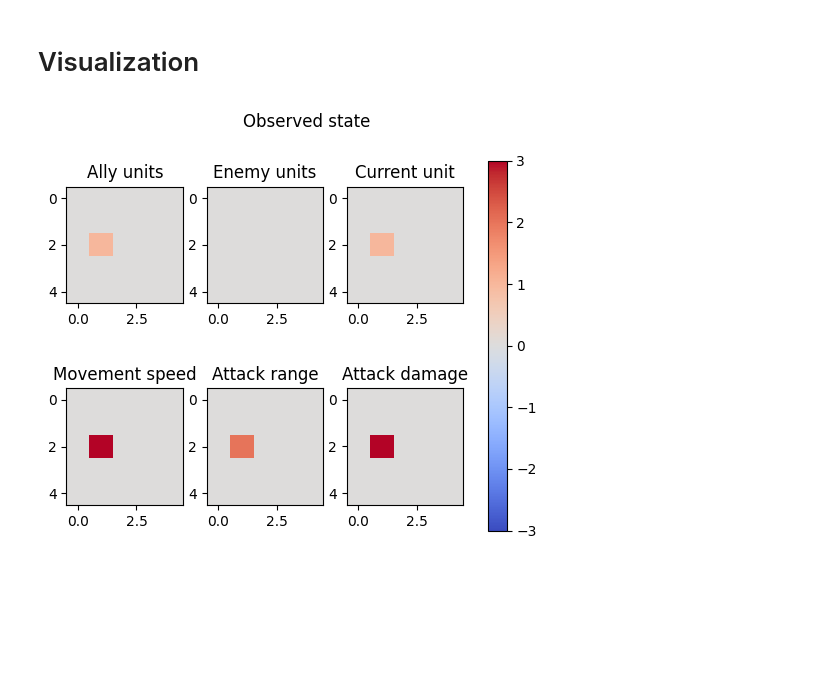
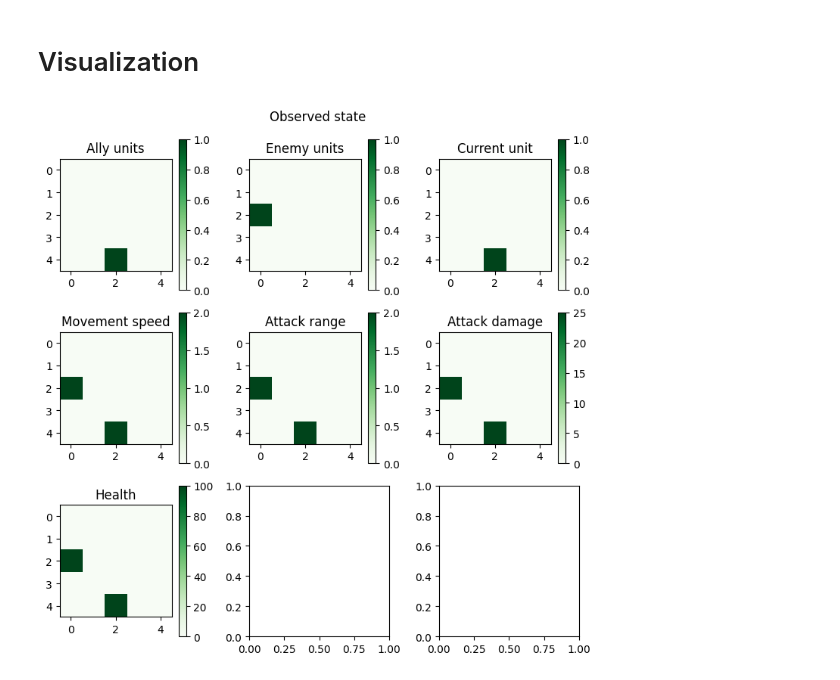
Before and after one commit to Sambura/DnD-RL-combat-agent, a Jupyter notebook: notebooks/model_proto.ipynb, the cells around one changed output. Saved outputs shown, nothing was run; the diff lists cells and outputs as text; code cells hidden in the pictures; blank space fills up the shorter version.

```diff
--- a/notebooks/model_proto.ipynb
+++ b/notebooks/model_proto.ipynb
@@ -22,27 +25,29 @@ iters = []
 # %%
-def create_same_game(board_size = (5, 5)):
+def create_same_game(board_size = (5, 5), show_game=False, get_colormap=True):
     game = DnDBoard(board_size)
-    ally = GenericSoldier("Ally soldier", attack_damage=100)
-    ally.actions[0].range = 2
-    ally2 = GenericSoldier("Ally dmg soldier", 1, 50, 25)
-    enemy = GenericSoldier("Enemy soldier", attack_damage=100)
-    enemy.actions[0].range = 2
-    enemy2 = GenericSoldier("Enemy tank soldier", 1, 250, 4)
+
+    ally = GenericSoldier("Ally soldier", health=100, attack_damage=25, speed=2, range=2)
+    #ally2 = GenericSoldier("Ally archer", health=50, attack_damage=25, speed=4, range=8)
+    enemy = GenericSoldier("Enemy soldier", health=100, attack_damage=25, speed=2, range=2)
+    #enemy2 = GenericSoldier("Enemy archer", health=50, attack_damage=25, speed=4, range=8)
 
     place_unit_randomly(game, ally, 0)
     place_unit_randomly(game, enemy, 1)
-    # place_unit_randomly(game, ally2, 0)
-    # place_unit_randomly(game, enemy2, 1)
+    #place_unit_randomly(game, ally2, 0)
+    #place_unit_randomly(game, enemy2, 1)
 
     game.initialize_game()
 
-    color_map = {
-        ally: "Green",
-        enemy: "Red",
-        ally2: "Blue",
-        enemy2: "Purple"
-    }
+    if get_colormap or show_game:
+        color_map = {
+            ally: "Green",
+            enemy: "Red",
+            #ally2: "Blue",
+            #enemy2: "Purple"
+        }
 
-    # print_game(game, color_map)
+        if show_game: print_game(game, color_map)
 
-    return game, color_map
+        return game, color_map
+
+    return game
@@ -145,14 +193,16 @@ Game over in 3 iterations. Current epsilon = 0.835800000000017
 # %%
 state = game.observe_board()
 plot_featuremaps(
     state,
-    name='Observed state',
-    fm_names=['Ally units', 'Enemy units', 'Current unit', 'Movement speed', 'Attack range', 'Attack damage'],
+    title='Observed state',
+    fm_names=['Ally units', 'Enemy units', 'Current unit', 'Movement speed', 'Attack range', 'Attack damage', 'Health'],
     vmin = -3,
     vmax = 3,
+    separate_cbars=True,
+    cmap='Greens'
 )
 # %% [output]
-[figure, old version]
+[figure, new version]
 # %%
 game, color_map = create_same_game()
 agent.game = game
```
Also changed, not shown: parts of 14 cells of this notebook, 8 other files.
